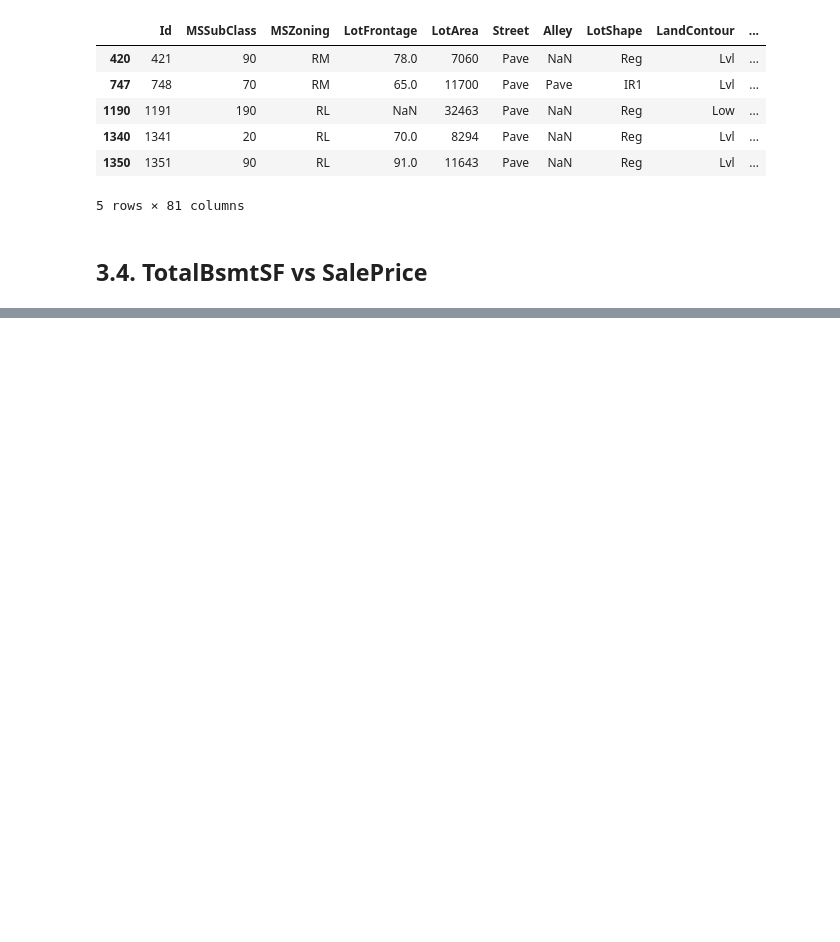
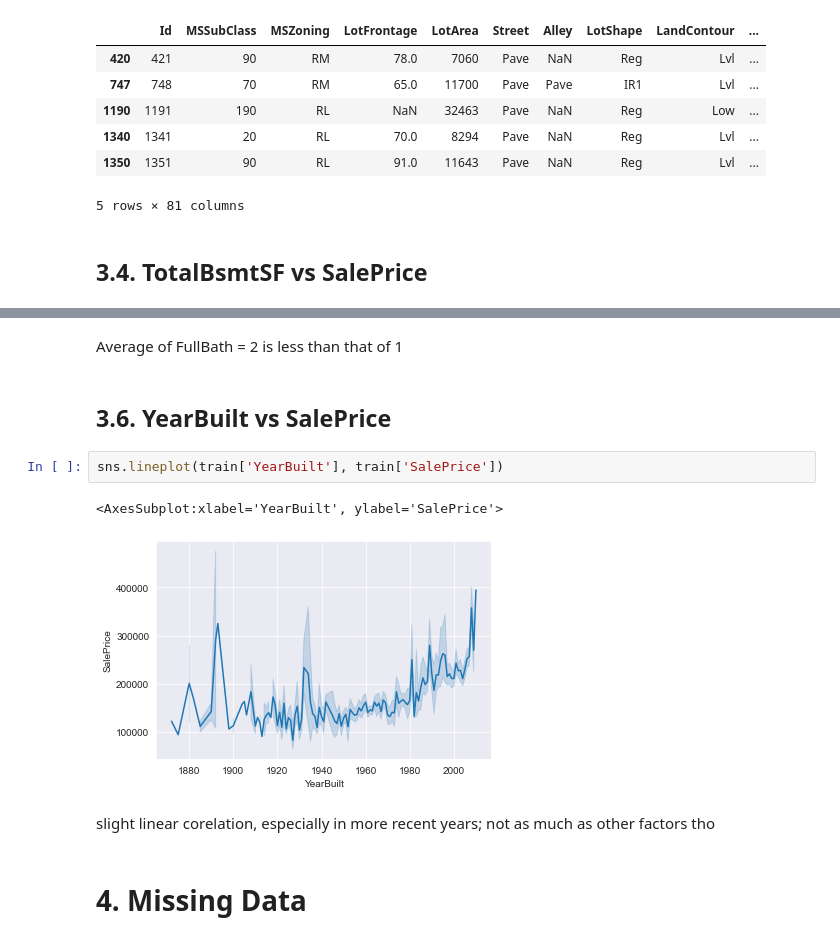
Before and after one commit to abh1n4v/HousePricePrediction, a Jupyter notebook: House_code.ipynb, the cells around one changed output, grey strips where cells are left out. Drawn from its saved outputs; the diff is of its cells as text; blank space fills up the shorter version.

```diff
--- a/House_code.ipynb
+++ b/House_code.ipynb
@@ -212,0 +222,13 @@ plt.show()
+# %% [markdown]
+Average of FullBath = 2 is less than that of 1
+# %% [markdown]
+## 3.6. YearBuilt vs SalePrice ##
+# %%
+sns.lineplot(train['YearBuilt'], train['SalePrice'])
+# %% [output]
+<AxesSubplot:xlabel='YearBuilt', ylabel='SalePrice'>
+[figure, added]
+# %% [markdown]
+slight linear corelation, especially in more recent years; not as much as other factors tho
+# %% [markdown]
+# 4. Missing Data ##
```
Also changed, not shown: parts of 20 cells of this notebook, 2 other files.
